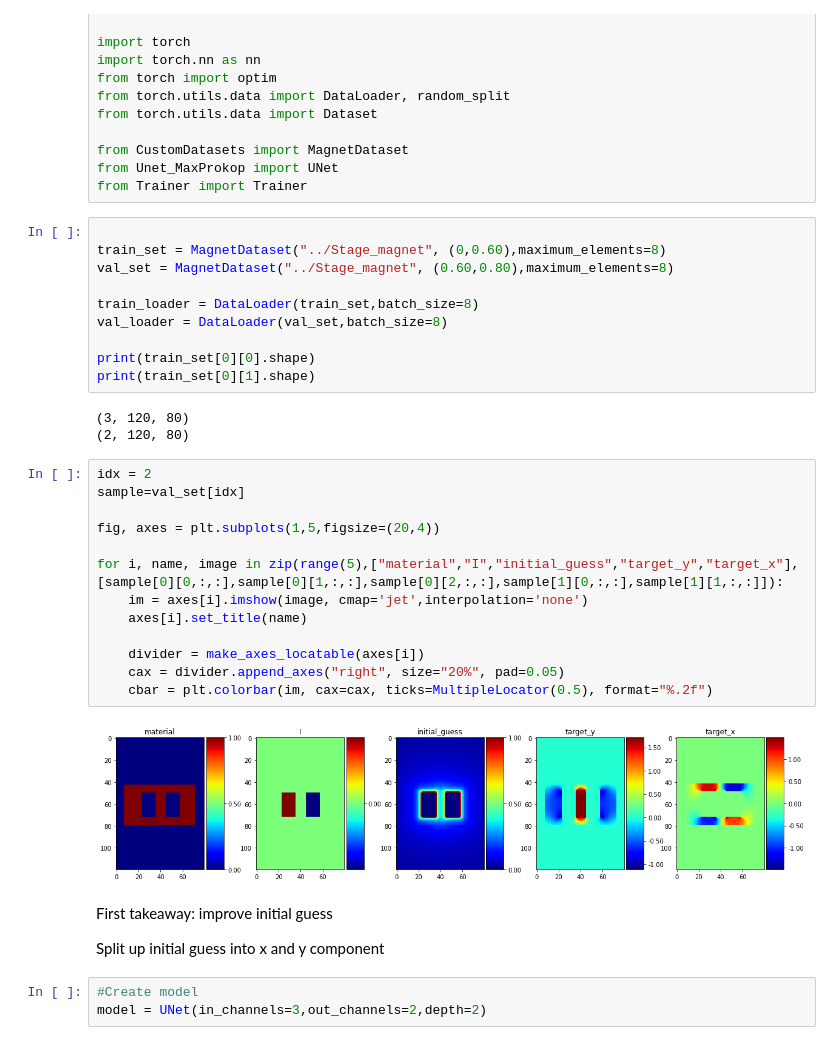
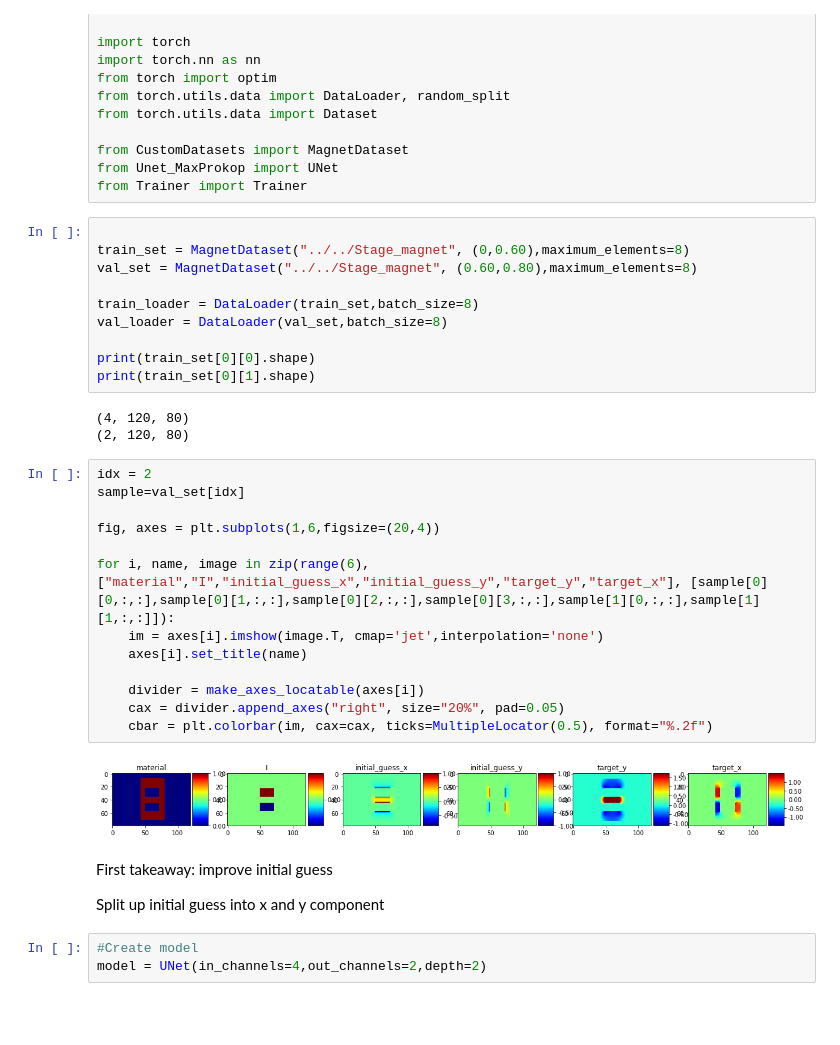
Before and after one commit to FlorianStummer/MaxAndFlorian, a Jupyter notebook: Unet/training_notebook.ipynb, the cells around one changed output. Drawn from its saved outputs; the diff is of its cells as text; blank space fills up the shorter version.

Commit message:
Dataset updated again: Introduced cutoff below 0.01T for masks and images. Current density added again. Now we have 4 inputs, 1 priority mask and 2 outputs.

```diff
--- a/Unet/training_notebook.ipynb
+++ b/Unet/training_notebook.ipynb
@@ -24,8 +27,8 @@ from Unet_MaxProkop import UNet
 from Trainer import Trainer
 # %%
 
-train_set = MagnetDataset("../Stage_magnet", (0,0.60),maximum_elements=8)
-val_set = MagnetDataset("../Stage_magnet", (0.60,0.80),maximum_elements=8)
+train_set = MagnetDataset("../../Stage_magnet", (0,0.60),maximum_elements=8)
+val_set = MagnetDataset("../../Stage_magnet", (0.60,0.80),maximum_elements=8)
 
 train_loader = DataLoader(train_set,batch_size=8)
 val_loader = DataLoader(val_set,batch_size=8)
@@ -33,27 +36,27 @@ val_loader = DataLoader(val_set,batch_size=8)
 print(train_set[0][0].shape)
 print(train_set[0][1].shape)
 # %% [output]
-(3, 120, 80)
+(4, 120, 80)
 (2, 120, 80)
 # %%
 idx = 2
 sample=val_set[idx]
 
-fig, axes = plt.subplots(1,5,figsize=(20,4))
+fig, axes = plt.subplots(1,6,figsize=(20,4))
 
-for i, name, image in zip(range(5),["material","I","initial_guess","target_y","target_x"], [sample[0][0,:,:],sample[0][1,:,:],sample[0][2,:,:],sample[1][0,:,:],sample[1][1,:,:]]):
-    im = axes[i].imshow(image, cmap='jet',interpolation='none')
+for i, name, image in zip(range(6),["material","I","initial_guess_x","initial_guess_y","target_y","target_x"], [sample[0][0,:,:],sample[0][1,:,:],sample[0][2,:,:],sample[0][3,:,:],sample[1][0,:,:],sample[1][1,:,:]]):
+    im = axes[i].imshow(image.T, cmap='jet',interpolation='none')
     axes[i].set_title(name)
 
     divider = make_axes_locatable(axes[i])
     cax = divider.append_axes("right", size="20%", pad=0.05)
     cbar = plt.colorbar(im, cax=cax, ticks=MultipleLocator(0.5), format="%.2f")
 # %% [output]
-[figure, old version]
+[figure, new version]
 # %% [markdown]
 First takeaway: improve initial guess
 
 Split up initial guess into x and y component
 # %%
 #Create model
-model = UNet(in_channels=3,out_channels=2,depth=2)
+model = UNet(in_channels=4,out_channels=2,depth=2)
```
Also changed, not shown: parts of 5 cells of this notebook, 1 other file.
